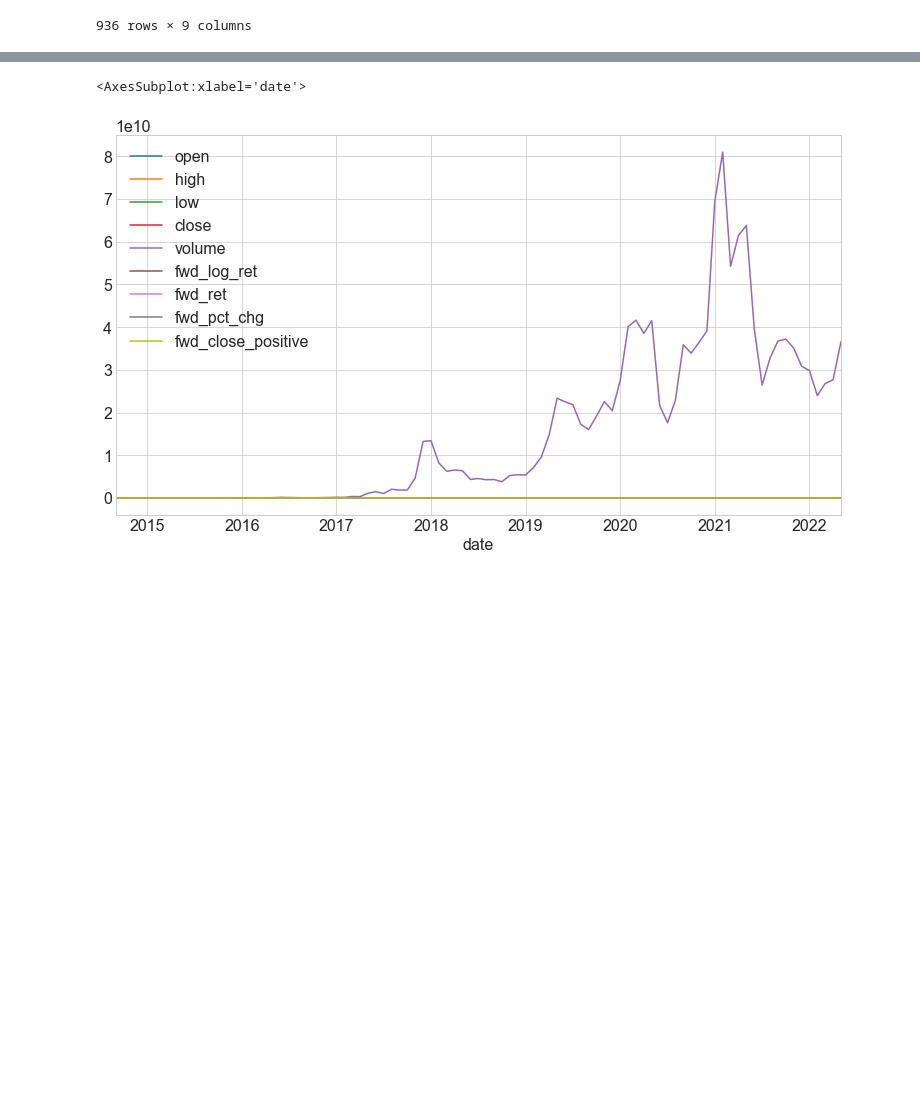
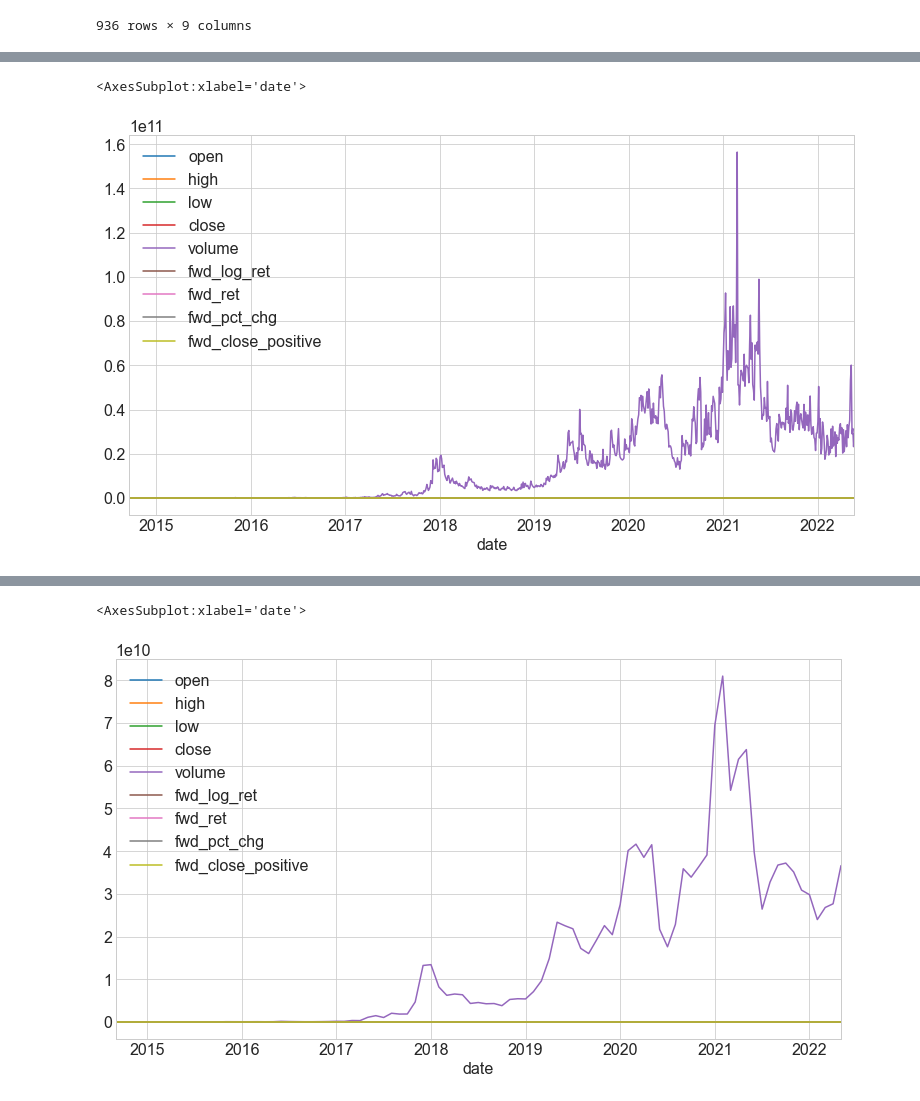
Before and after one commit to FinancialForecasters/financial_forecaster, a Jupyter notebook: aj_notebook.ipynb, the cells around one changed output, grey strips where cells are left out. Cells and saved outputs as stored; diff of their text form; code cells hidden in the pictures; blank space fills up the shorter version.

```diff
--- a/aj_notebook.ipynb
+++ b/aj_notebook.ipynb
@@ -92,0 +114,5 @@ df.resample('3D').mean()
+# %%
+df.resample('3D').mean().plot()
+# %% [output]
+<AxesSubplot:xlabel='date'>
+[figure, added]
```
Also changed, not shown: parts of 18 cells of this notebook.
